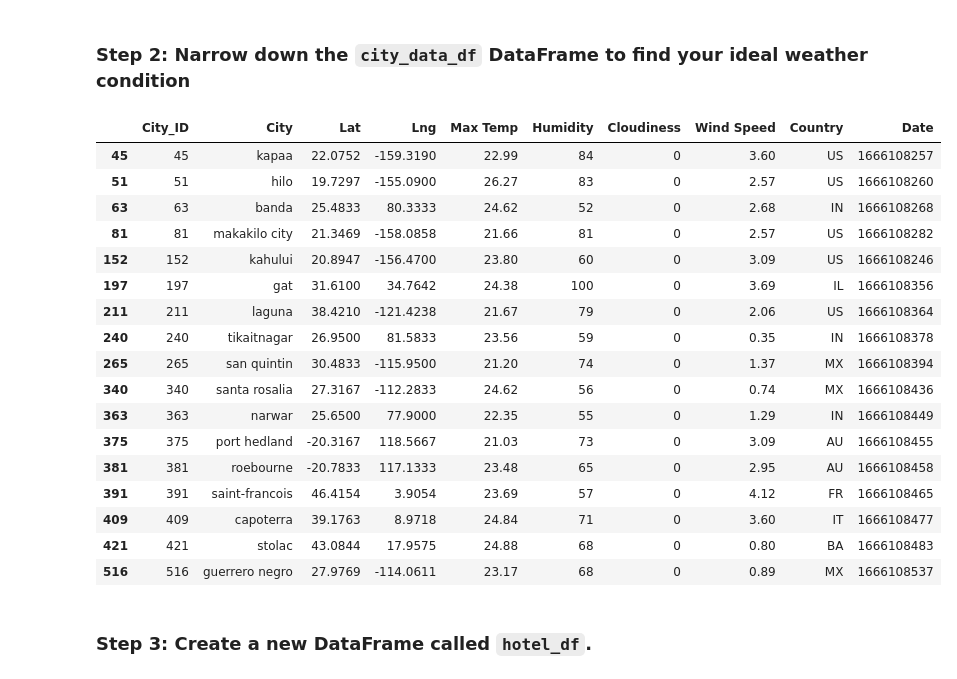
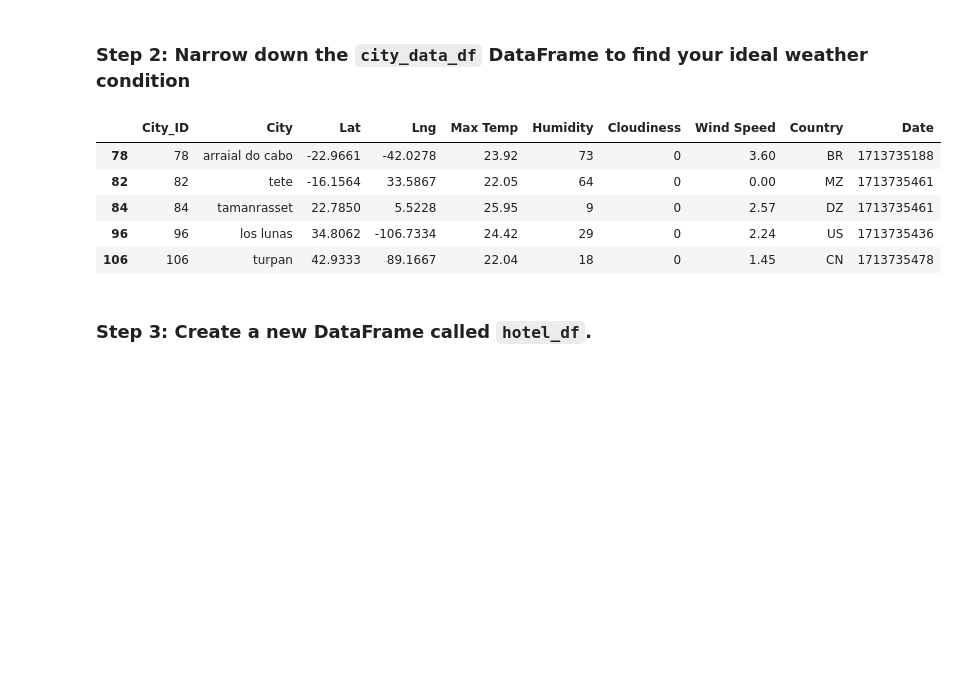
Before and after one commit to martcan/python-api-challenge, a Jupyter notebook: VacationPy.ipynb, the cells around one changed output. Saved outputs shown, nothing was run; the diff lists cells and outputs as text; code cells hidden in the pictures; blank space fills up the shorter version.

```diff
--- a/VacationPy.ipynb
+++ b/VacationPy.ipynb
@@ -17,7 +17,7 @@ from api_keys import geoapify_key
 [interactive output not drawn]
 # %%
 # Load the CSV file created in Part 1 into a Pandas DataFrame
-city_data_df = pd.read_csv("../output_data/cities.csv")
+city_data_df = pd.read_csv("output_data/cities.csv")
 
 # Display sample data
 city_data_df.head()
@@ -46,32 +57,24 @@ city_data_df.head()
 ### Step 2: Narrow down the `city_data_df` DataFrame to find your ideal weather condition
 # %%
 # Narrow down cities that fit criteria and drop any results with null values
-# YOUR CODE HERE
+filtered_city_data_df=city_data_df[(city_data_df["Max Temp"]<27)&
+                                   (city_data_df["Max Temp"]>21)&
+                                   (city_data_df["Wind Speed"]<4.5)&
+                                    (city_data_df["Cloudiness"]==0)
+]
 
 # Drop any rows with null values
-# YOUR CODE HERE
+cleaned_city_data_df=filtered_city_data_df.dropna()
 
 # Display sample data
-# YOUR CODE HERE
+cleaned_city_data_df.head()
 # %% [output]
 |  | City_ID | City | Lat | Lng | Max Temp | Humidity | Cloudiness | Wind Speed | Country | Date |
-| 45 | 45 | kapaa | 22.0752 | -159.3190 | 22.99 | 84 | 0 | 3.60 | US | 1666108257 |
-| 51 | 51 | hilo | 19.7297 | -155.0900 | 26.27 | 83 | 0 | 2.57 | US | 1666108260 |
-| 63 | 63 | banda | 25.4833 | 80.3333 | 24.62 | 52 | 0 | 2.68 | IN | 1666108268 |
-| 81 | 81 | makakilo city | 21.3469 | -158.0858 | 21.66 | 81 | 0 | 2.57 | US | 1666108282 |
-| 152 | 152 | kahului | 20.8947 | -156.4700 | 23.80 | 60 | 0 | 3.09 | US | 1666108246 |
-| 197 | 197 | gat | 31.6100 | 34.7642 | 24.38 | 100 | 0 | 3.69 | IL | 1666108356 |
-| 211 | 211 | laguna | 38.4210 | -121.4238 | 21.67 | 79 | 0 | 2.06 | US | 1666108364 |
-| 240 | 240 | tikaitnagar | 26.9500 | 81.5833 | 23.56 | 59 | 0 | 0.35 | IN | 1666108378 |
-| 265 | 265 | san quintin | 30.4833 | -115.9500 | 21.20 | 74 | 0 | 1.37 | MX | 1666108394 |
-| 340 | 340 | santa rosalia | 27.3167 | -112.2833 | 24.62 | 56 | 0 | 0.74 | MX | 1666108436 |
-| 363 | 363 | narwar | 25.6500 | 77.9000 | 22.35 | 55 | 0 | 1.29 | IN | 1666108449 |
-| 375 | 375 | port hedland | -20.3167 | 118.5667 | 21.03 | 73 | 0 | 3.09 | AU | 1666108455 |
-| 381 | 381 | roebourne | -20.7833 | 117.1333 | 23.48 | 65 | 0 | 2.95 | AU | 1666108458 |
-| 391 | 391 | saint-francois | 46.4154 | 3.9054 | 23.69 | 57 | 0 | 4.12 | FR | 1666108465 |
-| 409 | 409 | capoterra | 39.1763 | 8.9718 | 24.84 | 71 | 0 | 3.60 | IT | 1666108477 |
-| 421 | 421 | stolac | 43.0844 | 17.9575 | 24.88 | 68 | 0 | 0.80 | BA | 1666108483 |
-| 516 | 516 | guerrero negro | 27.9769 | -114.0611 | 23.17 | 68 | 0 | 0.89 | MX | 1666108537 |
+| 78 | 78 | arraial do cabo | -22.9661 | -42.0278 | 23.92 | 73 | 0 | 3.60 | BR | 1713735188 |
+| 82 | 82 | tete | -16.1564 | 33.5867 | 22.05 | 64 | 0 | 0.00 | MZ | 1713735461 |
+| 84 | 84 | tamanrasset | 22.7850 | 5.5228 | 25.95 | 9 | 0 | 2.57 | DZ | 1713735461 |
+| 96 | 96 | los lunas | 34.8062 | -106.7334 | 24.42 | 29 | 0 | 2.24 | US | 1713735436 |
+| 106 | 106 | turpan | 42.9333 | 89.1667 | 22.04 | 18 | 0 | 1.45 | CN | 1713735478 |
 # %% [markdown]
 ### Step 3: Create a new DataFrame called `hotel_df`.
 # %%
```
Also changed, not shown: parts of 5 cells of this notebook, 2 other files.
